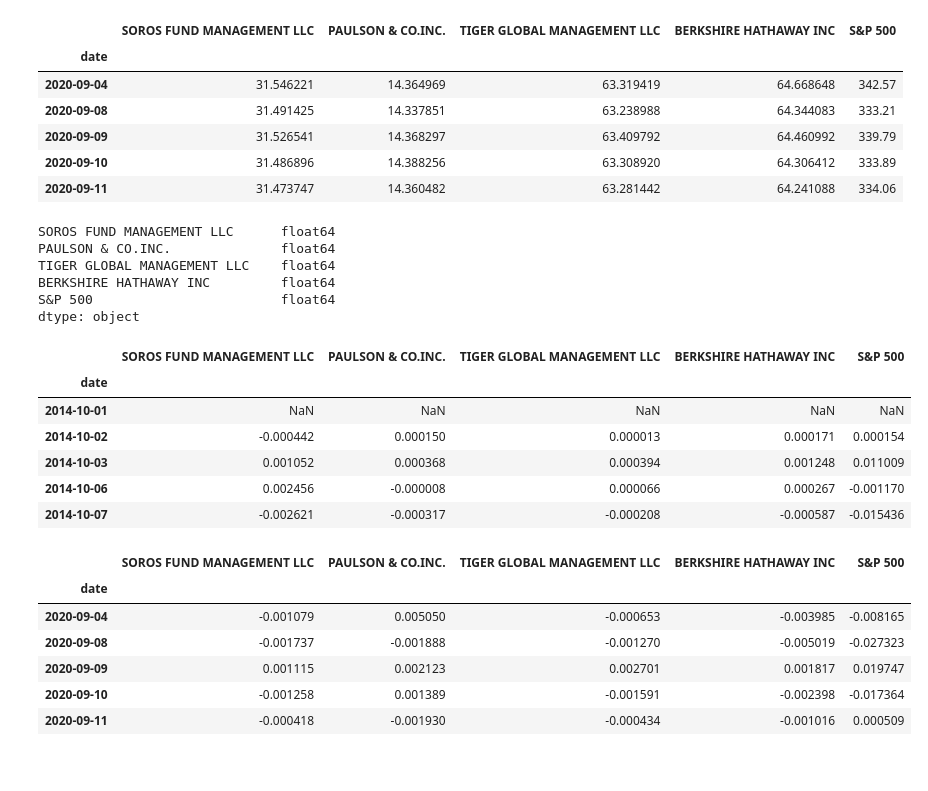
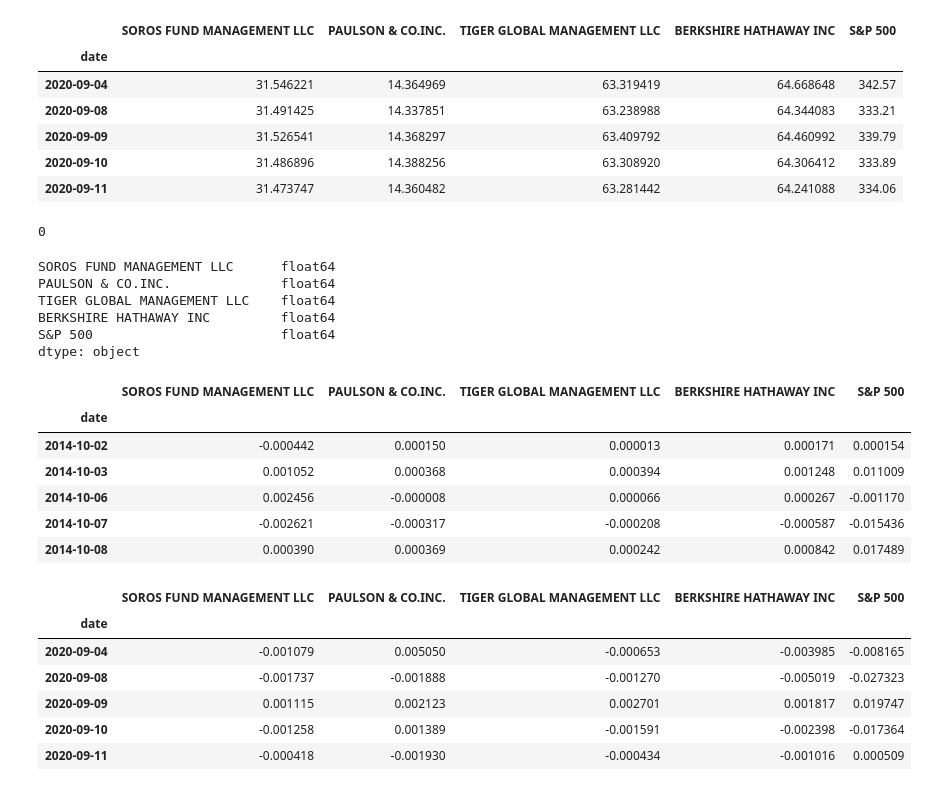
Before and after one commit to TheoG2022/TRG_Challenge_4, a Jupyter notebook: risk_return_analysis.ipynb, the cells around one changed output. Drawn from its saved outputs; the diff is of its cells as text; code cells hidden in the pictures.

```diff
--- a/risk_return_analysis.ipynb
+++ b/risk_return_analysis.ipynb
@@ -184,6 +184,10 @@ whale_df.tail()
 | 2020-09-09 | 31.526541 | 14.368297 | 63.409792 | 64.460992 | 339.79 |
 | 2020-09-10 | 31.486896 | 14.388256 | 63.308920 | 64.306412 | 333.89 |
 | 2020-09-11 | 31.473747 | 14.360482 | 63.281442 | 64.241088 | 334.06 |
+# %%
+whale_df.duplicated().sum()
+# %% [output]
+0
 # %%
 whale_df.dtypes
 # %% [output]
@@ -194,17 +198,17 @@ BERKSHIRE HATHAWAY INC         float64
 S&P 500                        float64
 dtype: object
 # %%
-daily_returns = whale_df.pct_change()
+daily_returns = whale_df.pct_change().dropna()
 
 daily_returns.head()
 # %% [output]
 |  | SOROS FUND MANAGEMENT LLC | PAULSON & CO.INC. | TIGER GLOBAL MANAGEMENT LLC | BERKSHIRE HATHAWAY INC | S&P 500 |
 | date |  |  |  |  |  |
-| 2014-10-01 | NaN | NaN | NaN | NaN | NaN |
 | 2014-10-02 | -0.000442 | 0.000150 | 0.000013 | 0.000171 | 0.000154 |
 | 2014-10-03 | 0.001052 | 0.000368 | 0.000394 | 0.001248 | 0.011009 |
 | 2014-10-06 | 0.002456 | -0.000008 | 0.000066 | 0.000267 | -0.001170 |
 | 2014-10-07 | -0.002621 | -0.000317 | -0.000208 | -0.000587 | -0.015436 |
+| 2014-10-08 | 0.000390 | 0.000369 | 0.000242 | 0.000842 | 0.017489 |
 # %%
 daily_returns.tail()
 # %% [output]
```
Also changed, not shown: parts of 14 cells of this notebook, 1 other file.
